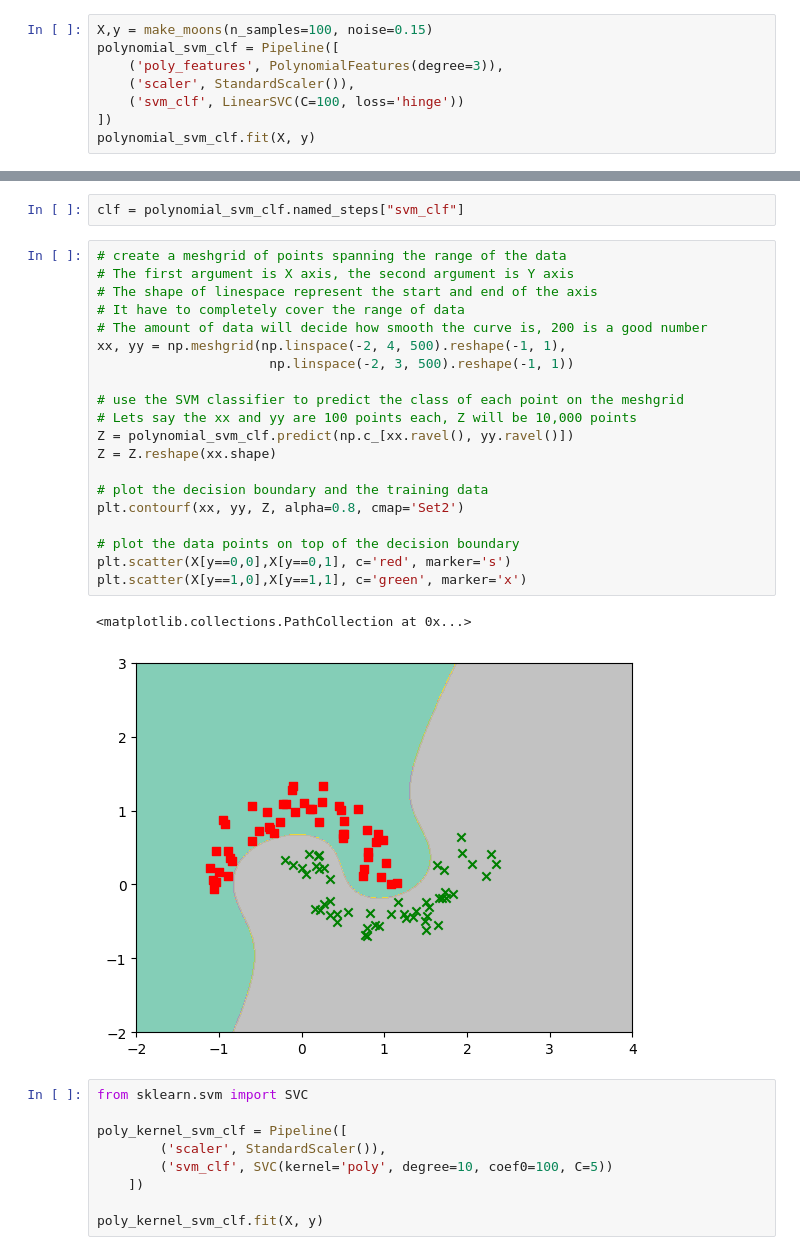
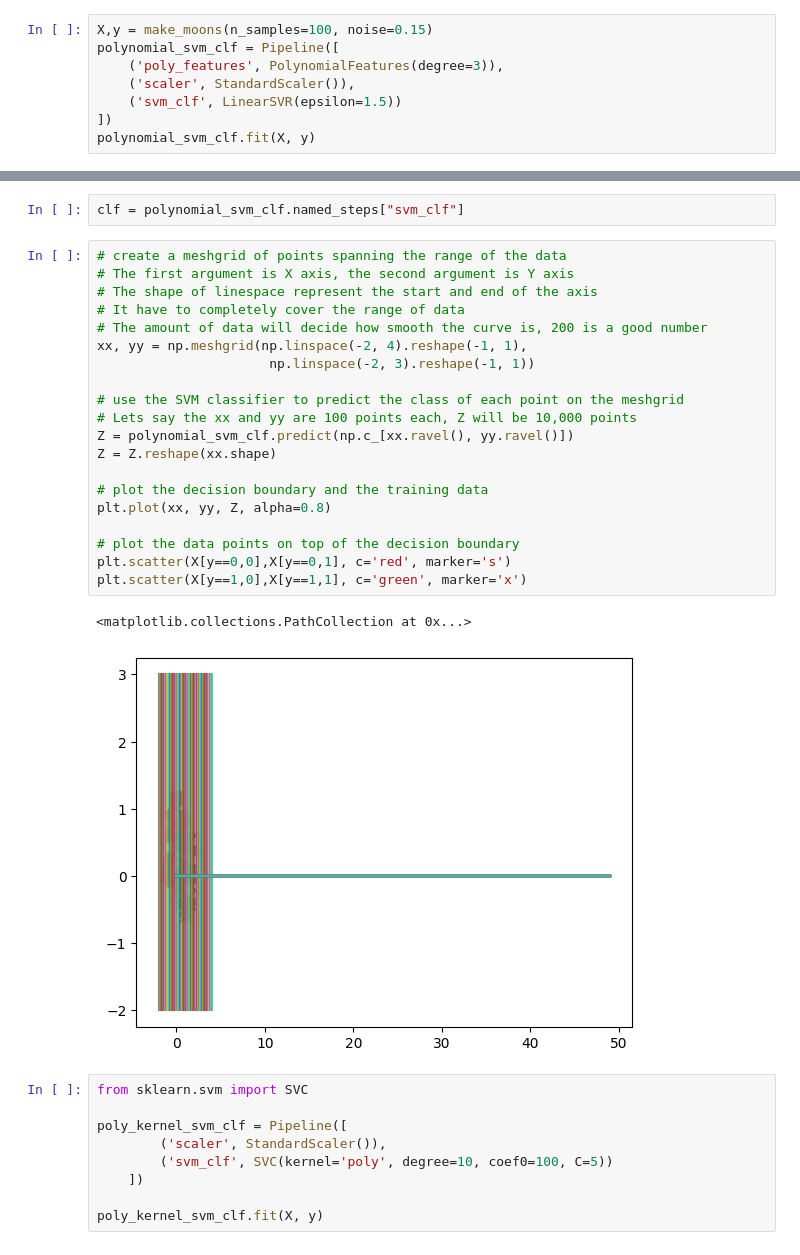
Before and after one commit to zqTheDesigner/reading_hands-on-machine-learning-with-scikit-learn-keras-tensorflow, a Jupyter notebook: CH-5 Support Vector Machine.ipynb, the cells around one changed output, grey strips where cells are left out. Saved outputs shown, nothing was run; the diff lists cells and outputs as text.

```diff
--- a/CH-5 Support Vector Machine.ipynb
+++ b/CH-5 Support Vector Machine.ipynb
@@ -63,7 +64,7 @@ X,y = make_moons(n_samples=100, noise=0.15)
 polynomial_svm_clf = Pipeline([
     ('poly_features', PolynomialFeatures(degree=3)),
     ('scaler', StandardScaler()),
-    ('svm_clf', LinearSVC(C=100, loss='hinge'))
+    ('svm_clf', LinearSVR(epsilon=1.5))
 ])
 polynomial_svm_clf.fit(X, y)
 # %% [output]
@@ -75,26 +76,26 @@ clf = polynomial_svm_clf.named_steps["svm_clf"]
 # %%
 # create a meshgrid of points spanning the range of the data
 # The first argument is X axis, the second argument is Y axis
 # The shape of linespace represent the start and end of the axis
 # It have to completely cover the range of data
 # The amount of data will decide how smooth the curve is, 200 is a good number
-xx, yy = np.meshgrid(np.linspace(-2, 4, 500).reshape(-1, 1),
-                      np.linspace(-2, 3, 500).reshape(-1, 1))
+xx, yy = np.meshgrid(np.linspace(-2, 4).reshape(-1, 1),
+                      np.linspace(-2, 3).reshape(-1, 1))
 
 # use the SVM classifier to predict the class of each point on the meshgrid
 # Lets say the xx and yy are 100 points each, Z will be 10,000 points
 Z = polynomial_svm_clf.predict(np.c_[xx.ravel(), yy.ravel()])
 Z = Z.reshape(xx.shape)
 
 # plot the decision boundary and the training data
-plt.contourf(xx, yy, Z, alpha=0.8, cmap='Set2')
+plt.plot(xx, yy, Z, alpha=0.8)
 
 # plot the data points on top of the decision boundary
 plt.scatter(X[y==0,0],X[y==0,1], c='red', marker='s')
 plt.scatter(X[y==1,0],X[y==1,1], c='green', marker='x')
 # %% [output]
 <matplotlib.collections.PathCollection at 0x...>
-[figure, old version]
+[figure, new version]
 # %%
 from sklearn.svm import SVC
 
```
Also changed, not shown: parts of 2 cells of this notebook.
